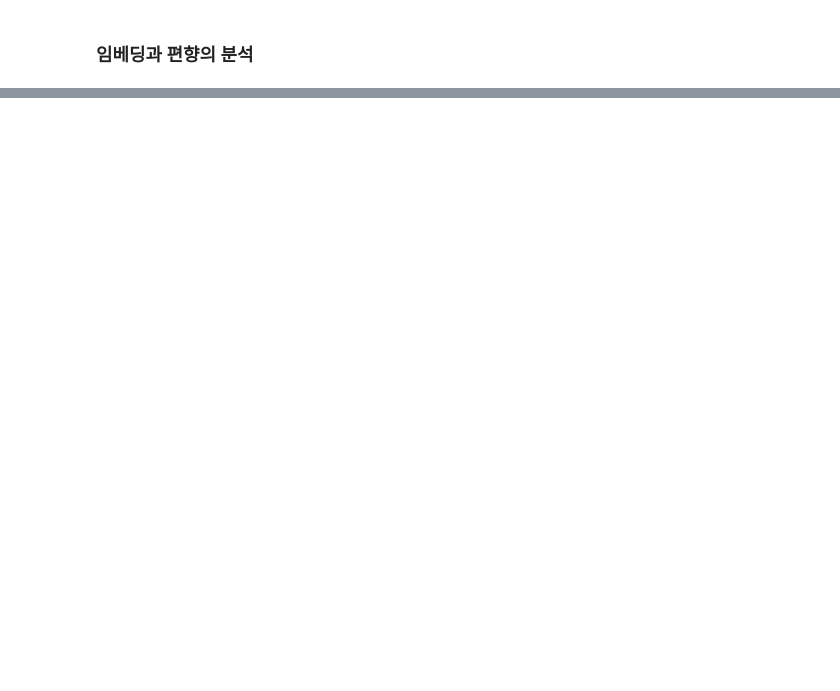
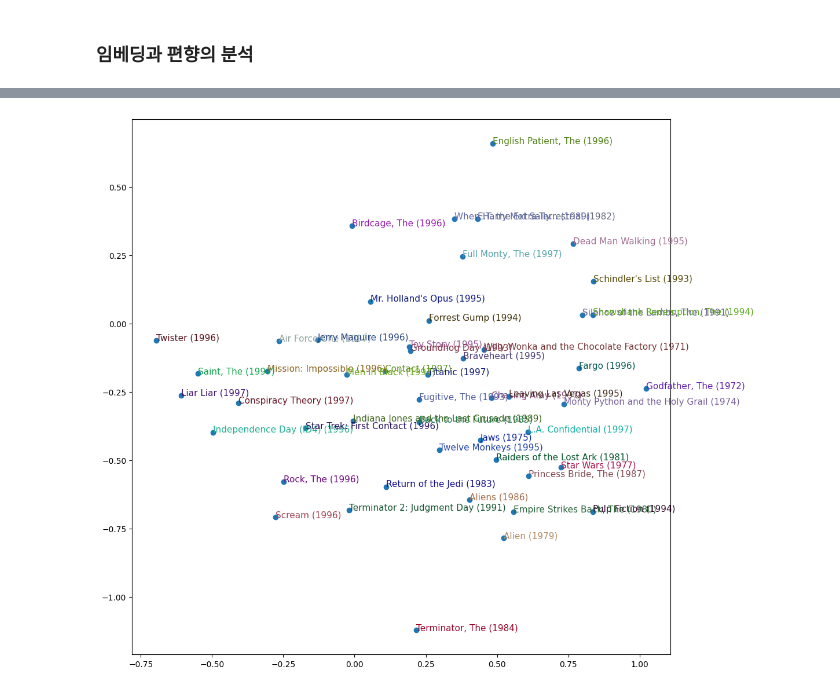
Before and after one commit to chw8207/fastai_pytorch, a Jupyter notebook: 협업필터링.ipynb, the cells around one changed output, grey strips where cells are left out. Drawn from its saved outputs; the diff is of its cells as text; code cells hidden in the pictures; blank space fills up the shorter version.

```diff
--- a/협업필터링.ipynb
+++ b/협업필터링.ipynb
@@ -351 +351,21 @@ idxs = movie_bias.argsort(descending=True)[:5]
  'L.A. Confidential (1997)']
+# %%
+#id img_pca_movie
+#caption Representation of movies based on two strongest PCA components
+#alt Representation of movies based on two strongest PCA components
+g = ratings.groupby('title')['rating'].count()
+top_movies = g.sort_values(ascending=False).index.values[:1000]
+top_idxs = tensor([learn.dls.classes['title'].o2i[m] for m in top_movies])
+movie_w = learn.model.movie_factors[top_idxs].cpu().detach()
+movie_pca = movie_w.pca(3)
+fac0,fac1,fac2 = movie_pca.t()
+idxs = list(range(50))
+X = fac0[idxs]
+Y = fac2[idxs]
+plt.figure(figsize=(12,12))
+plt.scatter(X, Y)
+for i, x, y in zip(top_movies[idxs], X, Y):
+    plt.text(x,y,i, color=np.random.rand(3)*0.7, fontsize=11)
+plt.show()
+# %% [output]
+[figure, added]
```
Also changed, not shown: parts of 25 cells of this notebook.
